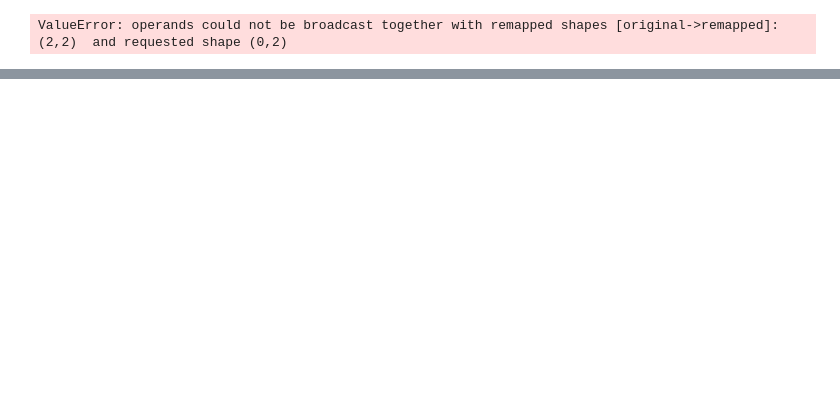
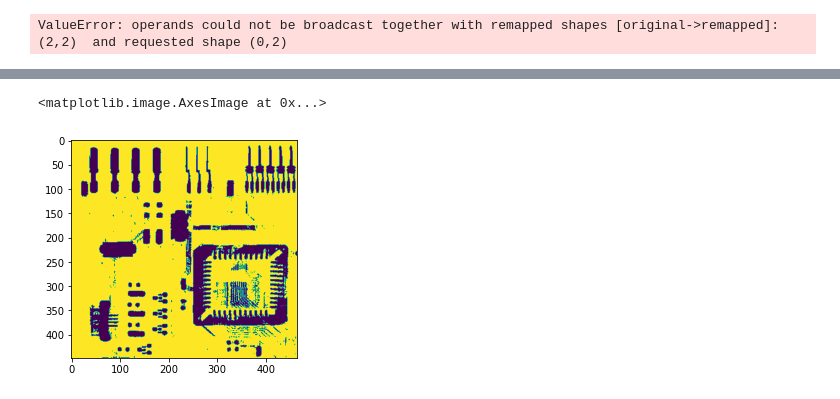
Before and after one commit to amirhdre/DigitalImageProcessing---Spring2021, a Jupyter notebook: HW3/Sandbox.ipynb, the cells around one changed output, grey strips where cells are left out. Saved outputs shown, nothing was run; the diff lists cells and outputs as text; code cells hidden in the pictures; blank space fills up the shorter version.

```diff
--- a/HW3/Sandbox.ipynb
+++ b/HW3/Sandbox.ipynb
@@ -355,0 +364,15 @@ fig.axes.get_yaxis().set_visible(False)
+# %%
+out = []
+k=6
+# create an image for the k bit plane
+plane = np.full((img.shape[0], img.shape[1]), 2 ** k, np.uint8)
+# execute bitwise and operation
+res = cv2.bitwise_and(plane, img)
+# multiply ones (bit plane sliced) with 255 just for better visualization
+x = res * 255
+# append to the output list
+out.append(x)
+outfinal = np.hstack(out)
+
+
+print(outfinal.shape)
@@ -355,0 +384,5 @@ fig.axes.get_yaxis().set_visible(False)
+# %%
+plt.imshow(outfinal)
+# %% [output]
+<matplotlib.image.AxesImage at 0x...>
+[figure, added]
```
Also changed, not shown: parts of 8 cells of this notebook, 6 other files.
